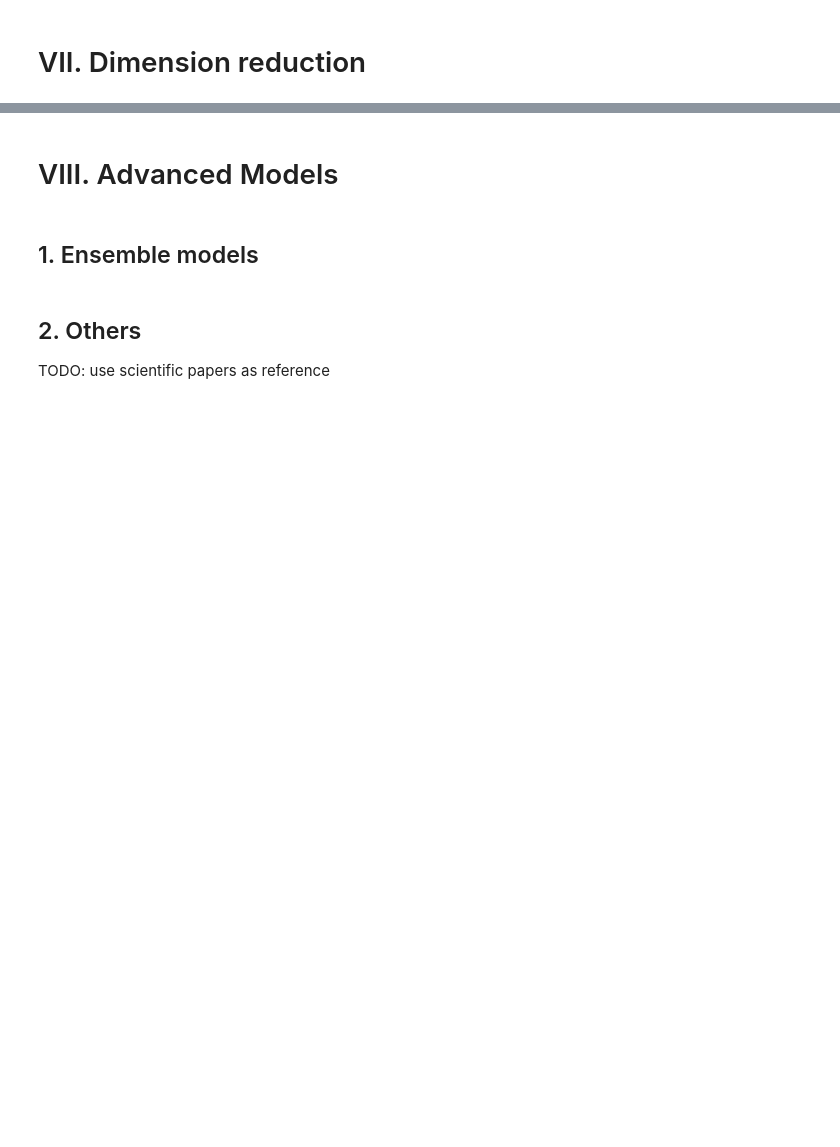
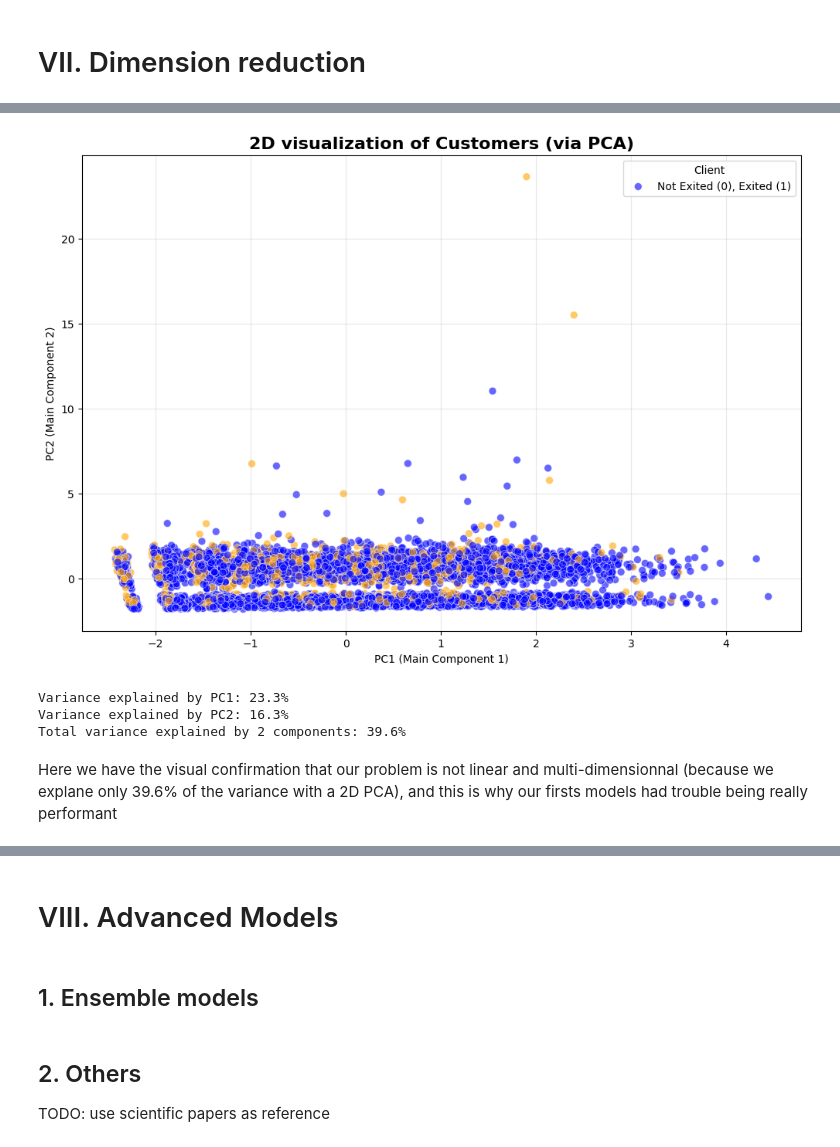
Before and after one commit to maxoubvd/S7_ML_project, a Jupyter notebook: projet_ml.ipynb, the cells around one changed output, grey strips where cells are left out. Drawn from its saved outputs; the diff is of its cells as text; code cells hidden in the pictures; blank space fills up the shorter version.

```diff
--- a/projet_ml.ipynb
+++ b/projet_ml.ipynb
@@ -796,0 +1135,38 @@ Not exited (0)       0.92      0.79      0.85      1572
+# %%
+pca_2d = PCA(n_components=2)
+
+X_train_pca_2d = pca_2d.fit_transform(X_train_scaled)
+
+df_pca_2d = pd.DataFrame(
+    data=X_train_pca_2d,
+    columns=['PC1 (Main Component 1)', 'PC2 (Main Component 2)']
+)
+
+df_pca_2d['Exited'] = y_train.values
+
+plt.figure(figsize=(12, 8))
+sns.scatterplot(
+    data=df_pca_2d,
+    x='PC1 (Main Component 1)',
+    y='PC2 (Main Component 2)',
+    hue='Exited',
+    palette={0: 'blue', 1: 'orange'},
+    alpha=0.6,
+    s=50
+)
+
+plt.title('2D visualization of Customers (via PCA)', fontsize=16, fontweight='bold')
+plt.legend(title='Client', labels=['Not Exited (0), Exited (1)'])
+plt.grid(alpha=0.3)
+plt.show()
+
+print(f"Variance explained by PC1: {pca_2d.explained_variance_ratio_[0]:.1%}")
+print(f"Variance explained by PC2: {pca_2d.explained_variance_ratio_[1]:.1%}")
+print(f"Total variance explained by 2 components: {pca_2d.explained_variance_ratio_.sum():.1%}")
+# %% [output]
+[figure, added]
+Variance explained by PC1: 23.3%
+Variance explained by PC2: 16.3%
+Total variance explained by 2 components: 39.6%
+# %% [markdown]
+Here we have the visual confirmation that our problem is not linear and multi-dimensionnal (because we explane only 39.6% of the variance with a 2D PCA), and this is why our firsts models had trouble being really performant
```
Also changed, not shown: parts of 54 cells of this notebook.
